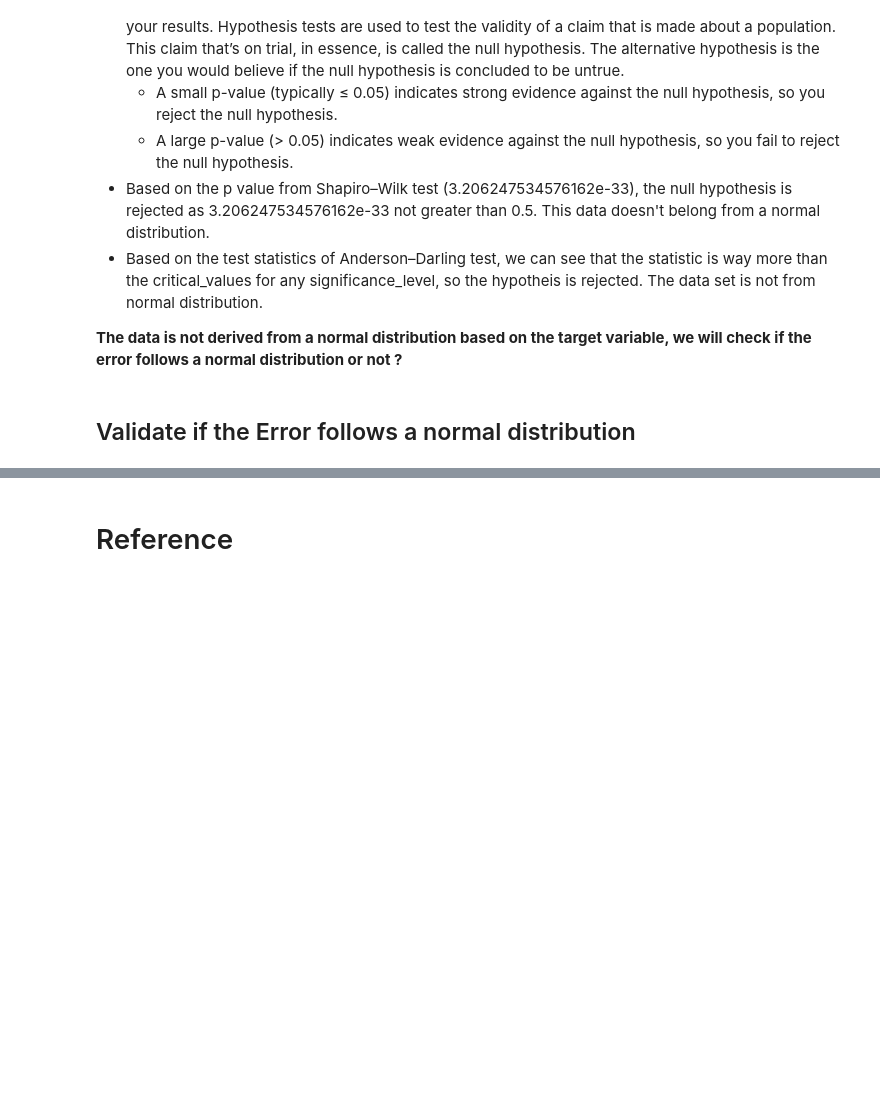
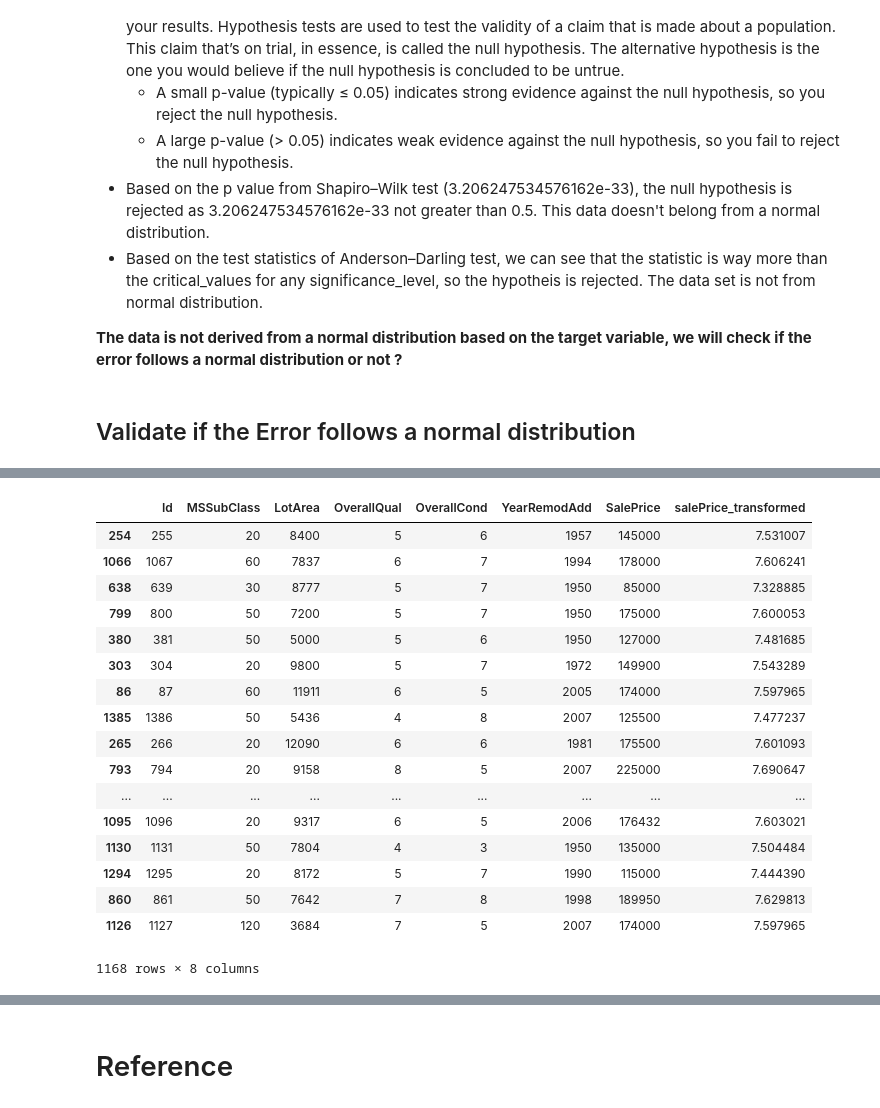
Before and after one commit to SamyaMaiti2012/datascience, a Jupyter notebook: techniques/normality-test/Normality-Tests.ipynb, the cells around one changed output, grey strips where cells are left out. Cells and saved outputs as stored; diff of their text form; code cells hidden in the pictures; blank space fills up the shorter version.

```diff
--- a/techniques/normality-test/Normality-Tests.ipynb
+++ b/techniques/normality-test/Normality-Tests.ipynb
@@ -118,0 +280,25 @@ __The data is not derived from a normal distribution based on the target variabl
+# %%
+salePrice_transformed,lambda_boxcox = stats.boxcox(train_set['SalePrice'])
+
+train_set_transformed = train_set.copy()
+train_set_transformed["salePrice_transformed"] = salePrice_transformed
+train_set_transformed
+# %% [output]
+|  | Id | MSSubClass | LotArea | OverallQual | OverallCond | YearRemodAdd | SalePrice | salePrice_transformed |
+| 254 | 255 | 20 | 8400 | 5 | 6 | 1957 | 145000 | 7.531007 |
+| 1066 | 1067 | 60 | 7837 | 6 | 7 | 1994 | 178000 | 7.606241 |
+| 638 | 639 | 30 | 8777 | 5 | 7 | 1950 | 85000 | 7.328885 |
+| 799 | 800 | 50 | 7200 | 5 | 7 | 1950 | 175000 | 7.600053 |
+| 380 | 381 | 50 | 5000 | 5 | 6 | 1950 | 127000 | 7.481685 |
+| 303 | 304 | 20 | 9800 | 5 | 7 | 1972 | 149900 | 7.543289 |
+| 86 | 87 | 60 | 11911 | 6 | 5 | 2005 | 174000 | 7.597965 |
+| 1385 | 1386 | 50 | 5436 | 4 | 8 | 2007 | 125500 | 7.477237 |
+| 265 | 266 | 20 | 12090 | 6 | 6 | 1981 | 175500 | 7.601093 |
+| 793 | 794 | 20 | 9158 | 8 | 5 | 2007 | 225000 | 7.690647 |
+| ... | ... | ... | ... | ... | ... | ... | ... | ... |
+| 1095 | 1096 | 20 | 9317 | 6 | 5 | 2006 | 176432 | 7.603021 |
+| 1130 | 1131 | 50 | 7804 | 4 | 3 | 1950 | 135000 | 7.504484 |
+| 1294 | 1295 | 20 | 8172 | 5 | 7 | 1990 | 115000 | 7.444390 |
+| 860 | 861 | 50 | 7642 | 7 | 8 | 1998 | 189950 | 7.629813 |
+| 1126 | 1127 | 120 | 3684 | 7 | 5 | 2007 | 174000 | 7.597965 |
+1168 rows × 8 columns
```
Also changed, not shown: parts of 23 cells of this notebook.
